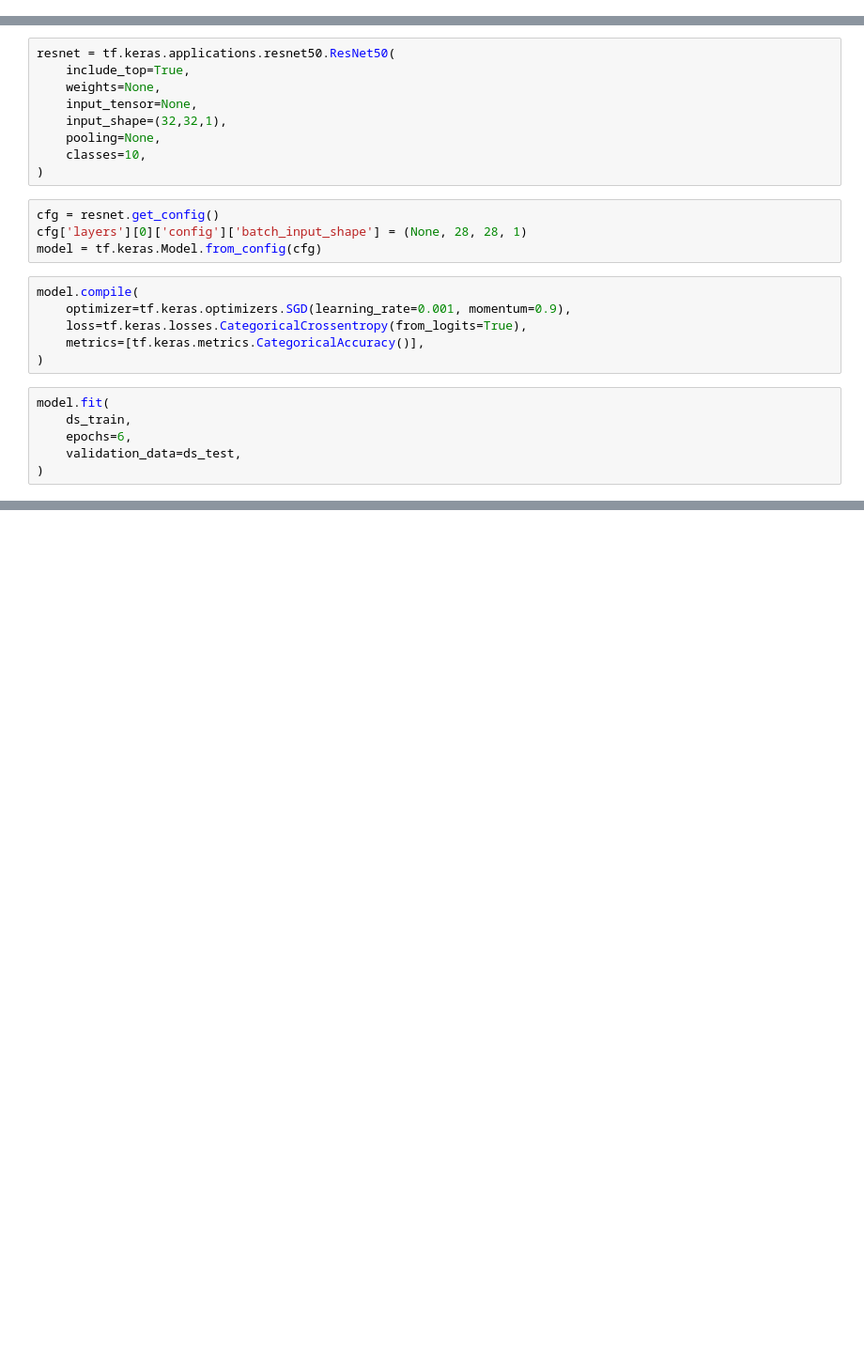
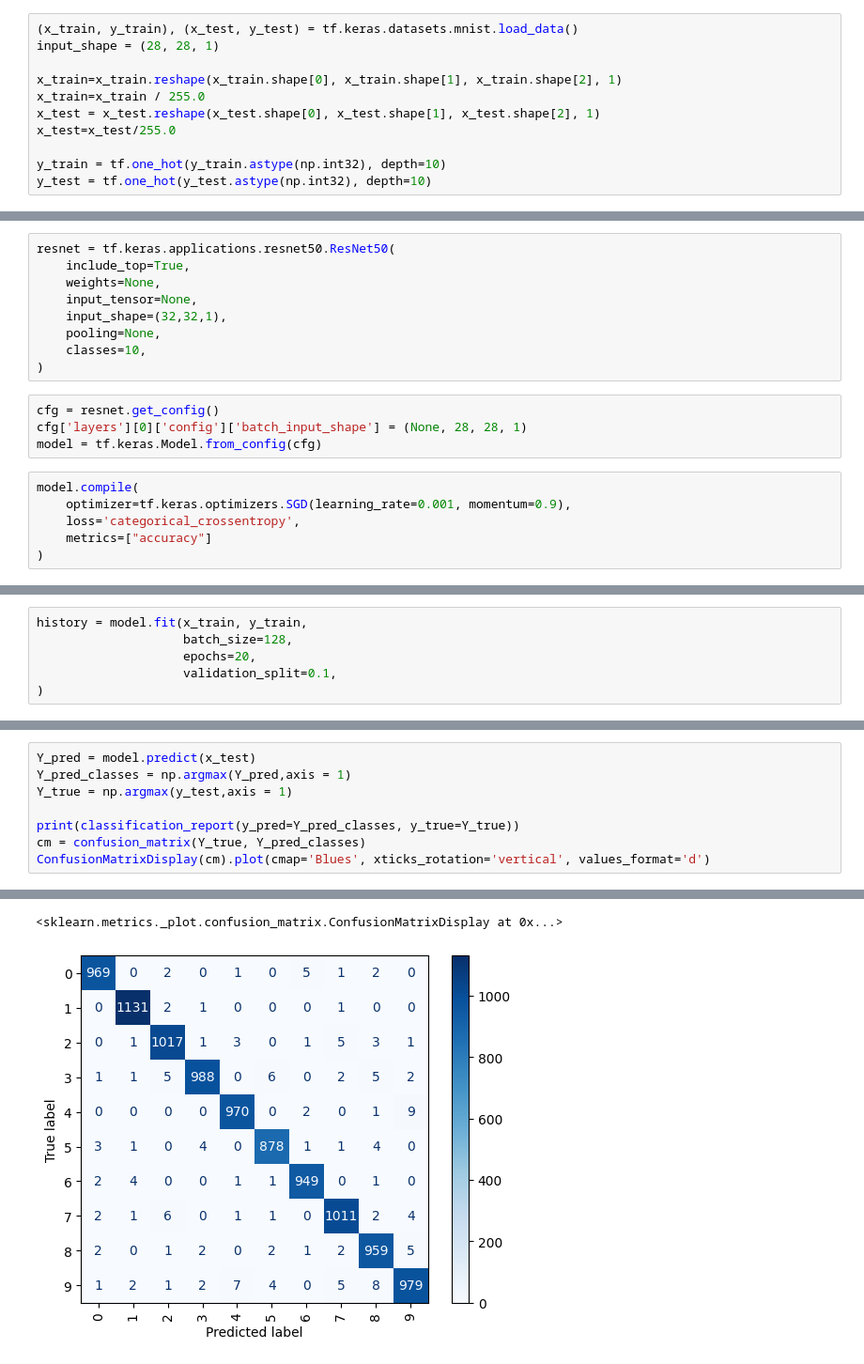
Before and after one commit to ezrafielding/resnet50-mnist-split, a Jupyter notebook: tensorflow.ipynb, the cells around one changed output, grey strips where cells are left out. Shown at 94% size. Cells and saved outputs as stored; diff of their text form; blank space fills up the shorter version.

```diff
--- a/tensorflow.ipynb
+++ b/tensorflow.ipynb
@@ -53,0 +10,11 @@ ds_test = ds_test.prefetch(tf.data.AUTOTUNE)
+# %%
+(x_train, y_train), (x_test, y_test) = tf.keras.datasets.mnist.load_data()
+input_shape = (28, 28, 1)
+
+x_train=x_train.reshape(x_train.shape[0], x_train.shape[1], x_train.shape[2], 1)
+x_train=x_train / 255.0
+x_test = x_test.reshape(x_test.shape[0], x_test.shape[1], x_test.shape[2], 1)
+x_test=x_test/255.0
+
+y_train = tf.one_hot(y_train.astype(np.int32), depth=10)
+y_test = tf.one_hot(y_test.astype(np.int32), depth=10)
@@ -67,12 +45,6 @@ model = tf.keras.Model.from_config(cfg)
 # %%
 model.compile(
     optimizer=tf.keras.optimizers.SGD(learning_rate=0.001, momentum=0.9),
-    loss=tf.keras.losses.CategoricalCrossentropy(from_logits=True),
-    metrics=[tf.keras.metrics.CategoricalAccuracy()],
+    loss='categorical_crossentropy',
+    metrics=["accuracy"]
 )
-# %%
-model.fit(
-    ds_train,
-    epochs=6,
-    validation_data=ds_test,
-)
@@ -88,0 +51,6 @@ ValueError: in user code:
+# %%
+history = model.fit(x_train, y_train,
+                    batch_size=128,
+                    epochs=20,
+                    validation_split=0.1,
+)
@@ -88,0 +89,9 @@ ValueError: in user code:
+# %%
+Y_pred = model.predict(x_test)
+Y_pred_classes = np.argmax(Y_pred,axis = 1)
+Y_true = np.argmax(y_test,axis = 1)
+
+print(classification_report(y_pred=Y_pred_classes, y_true=Y_true))
+cm = confusion_matrix(Y_true, Y_pred_classes)
+ConfusionMatrixDisplay(cm).plot(cmap='Blues', xticks_rotation='vertical', values_format='d')
+# %% [output]
@@ -88,0 +115,2 @@ ValueError: in user code:
+<sklearn.metrics._plot.confusion_matrix.ConfusionMatrixDisplay at 0x...>
+[figure, added]
```
Also changed, not shown: parts of 9 cells of this notebook.
